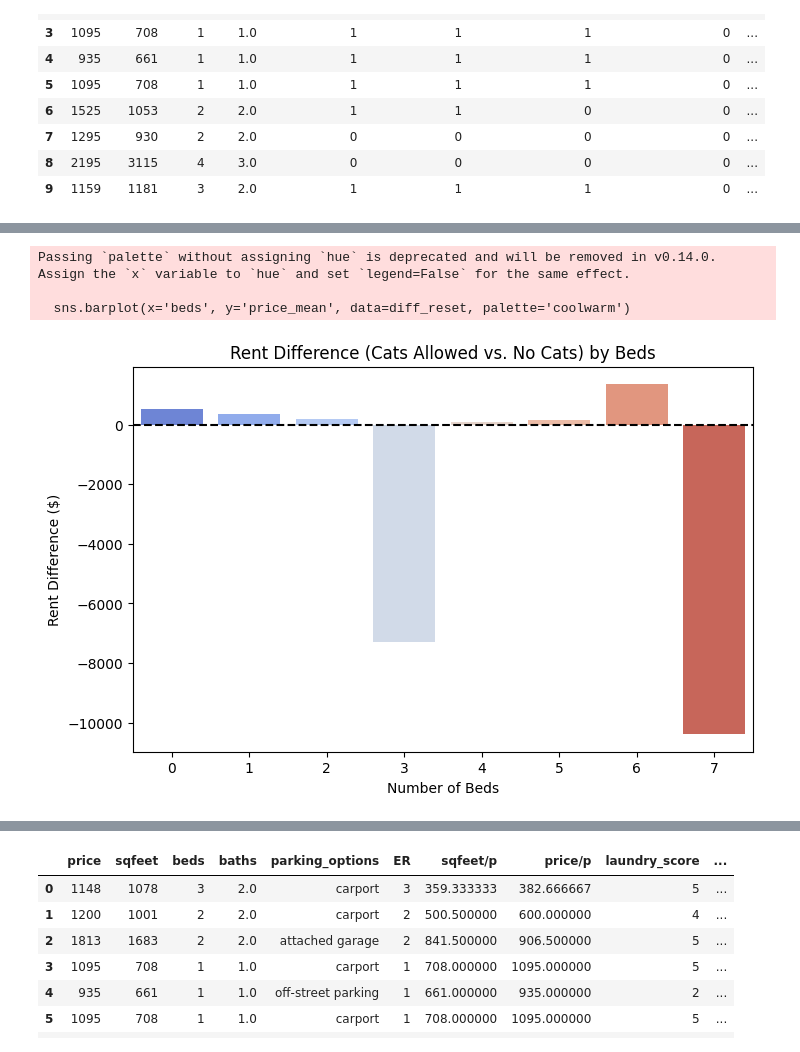
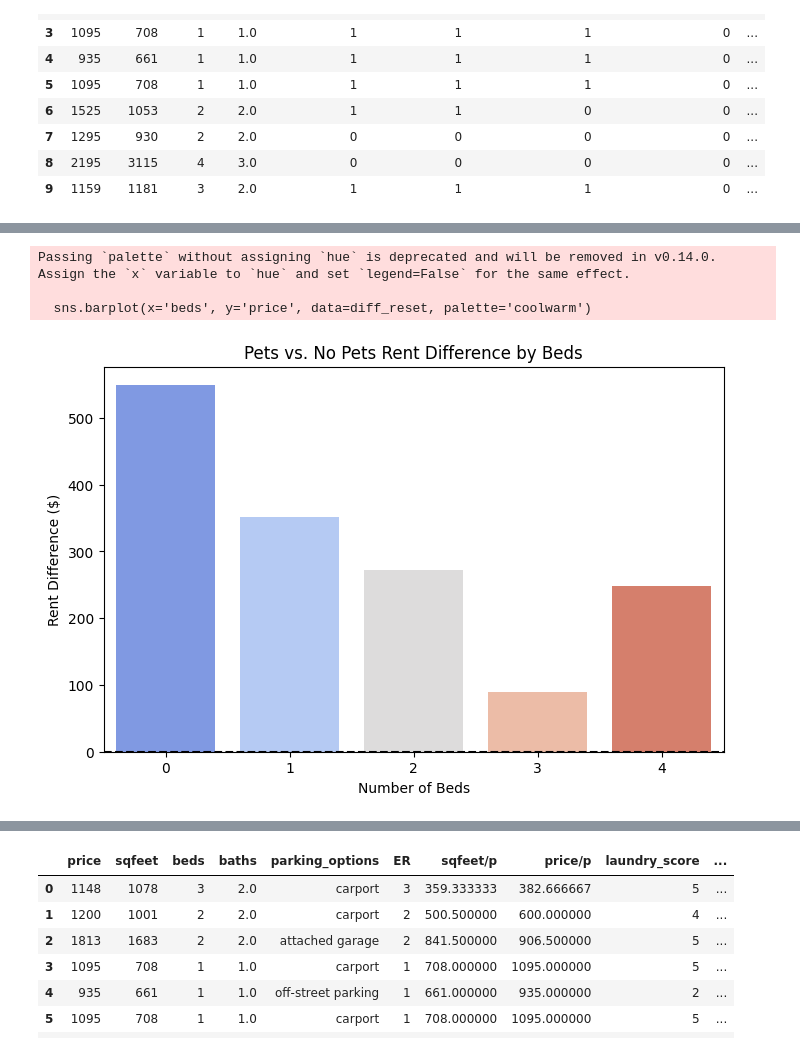
Before and after one commit to xdy1019/DSCI550-project, a Jupyter notebook: EDA_Ron.ipynb, the cells around one changed output, grey strips where cells are left out. Cells and saved outputs as stored; diff of their text form; code cells hidden in the pictures.

```diff
--- a/EDA_Ron.ipynb
+++ b/EDA_Ron.ipynb
@@ -144,0 +162,11 @@ yes_cats_group
+# %%
+# average/median per parking options
+pets_group = (
+    pets_data
+      .groupby(['pets_allowed','beds'])
+      .mean(numeric_only=True)
+      .round(2)
+      .reset_index()
+)
+
+pets_group
@@ -144,0 +185,3 @@ yes_cats_group
+# %%
+no_pets_group = pets_group[pets_group['pets_allowed'] == 0]
+no_pets_group
@@ -144,0 +195,3 @@ yes_cats_group
+# %%
+yes_pets_group = pets_group[pets_group['pets_allowed'] == 1]
+yes_pets_group
@@ -145,5 +205,5 @@ yes_cats_group
 # %%
 # Differnce (Yes - No)
-diff = yes_cats_group.set_index('beds') - no_cats_group.set_index('beds')
+diff = yes_pets_group.set_index('beds') - no_pets_group.set_index('beds')
 diff
 # %% [output]
@@ -160,19 +217,19 @@ diff
 # %%
-# Bar Plot - Rent Difference (Cats. vs. No Cats)
+# Bar Plot
 
 # Reset index so 'beds' is a column
 diff_reset = diff.reset_index()
 
 # Bar plot for rent_mean difference
 plt.figure(figsize=(8,5))
-sns.barplot(x='beds', y='price_mean', data=diff_reset, palette='coolwarm')
+sns.barplot(x='beds', y='price', data=diff_reset, palette='coolwarm')
 plt.axhline(0, color='black', linestyle='--')
-plt.title('Rent Difference (Cats Allowed vs. No Cats) by Beds')
+plt.title('Pets vs. No Pets Rent Difference by Beds')
 plt.ylabel('Rent Difference ($)')
 plt.xlabel('Number of Beds')
 plt.show()
 # %% [output]
 Passing `palette` without assigning `hue` is deprecated and will be removed in v0.14.0. Assign the `x` variable to `hue` and set `legend=False` for the same effect.
 
-  sns.barplot(x='beds', y='price_mean', data=diff_reset, palette='coolwarm')
+  sns.barplot(x='beds', y='price', data=diff_reset, palette='coolwarm')
-[figure, old version]
+[figure, new version]
```
Also changed, not shown: parts of 65 cells of this notebook.
